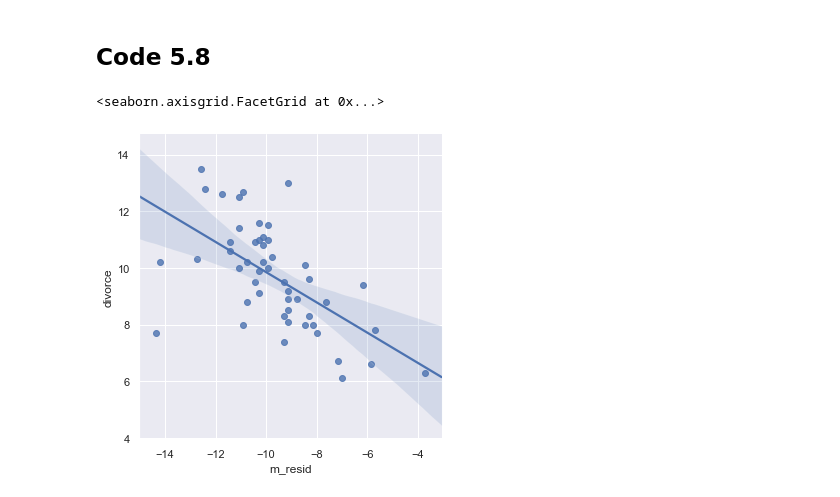
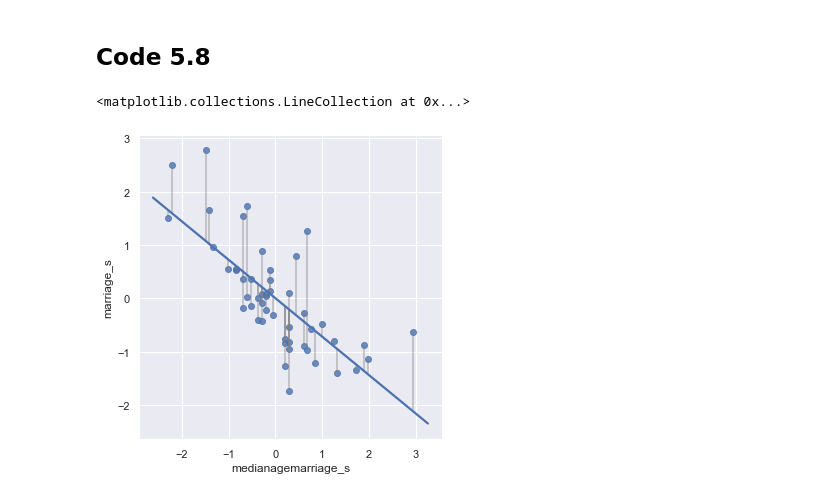
Before and after one commit to jkelley7/stat_rethinking, a Jupyter notebook: Chapter_5.ipynb, the cells around one changed output. Drawn from its saved outputs; the diff is of its cells as text; code cells hidden in the pictures.

```diff
--- a/Chapter_5.ipynb
+++ b/Chapter_5.ipynb
@@ -250,11 +224,13 @@ pm.trace_to_dataframe(trace56)
 # %% [markdown]
  ## Code 5.8
+# %%
+# These residuals from above are the variations in marriage rate which is not explained by median age of marriage. If i'm not mistake this slope should be equivalent to the beta
+sns.lmplot('medianagemarriage_s','marriage_s',data=d,ci = 0)
+plt.vlines(d.medianagemarriage_s,mu, mu + resid, alpha = .5, color = 'grey' )
+# %% [output]
+<matplotlib.collections.LineCollection at 0x...>
+[figure, added]
 # %%
 idx = np.argsort(d.medianagemarriage_s)
 plt.plot('medianagemarriage_s', 'marriage_s', data = d, marker = '.', linestyle = '')
 plt.plot(d.loc[idx,'medianagemarriage_s'], mu[idx], linestyle = '-',color = 'black')
-# %%
-sns.lmplot('m_resid','divorce',data=d)
-# %% [output]
-<seaborn.axisgrid.FacetGrid at 0x...>
-[figure, removed]
```
Also changed, not shown: parts of 10 cells of this notebook.
